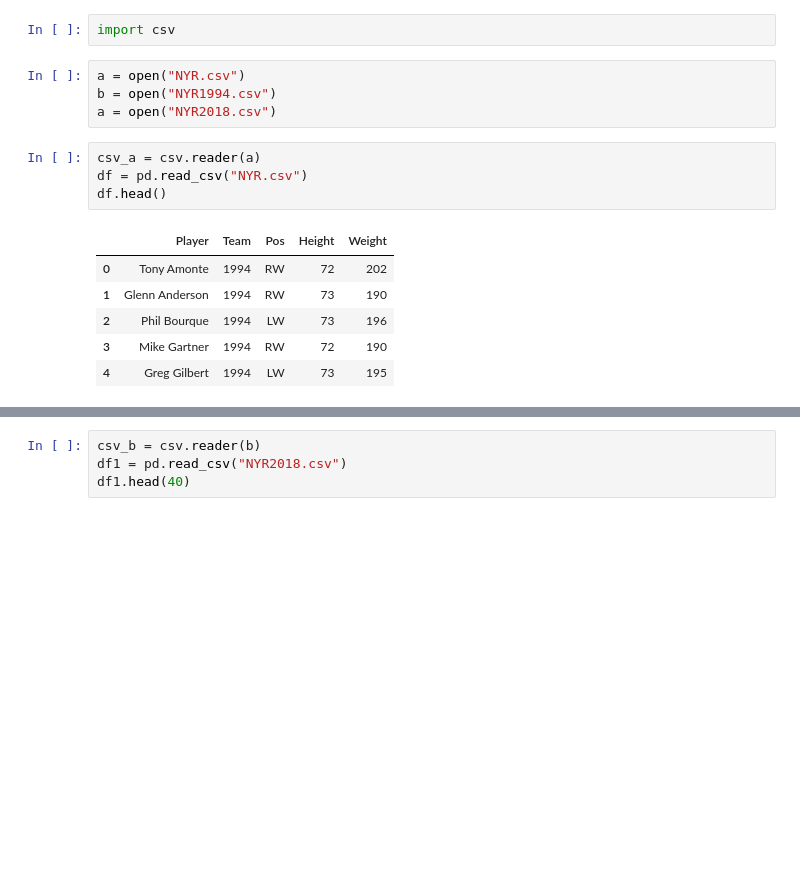
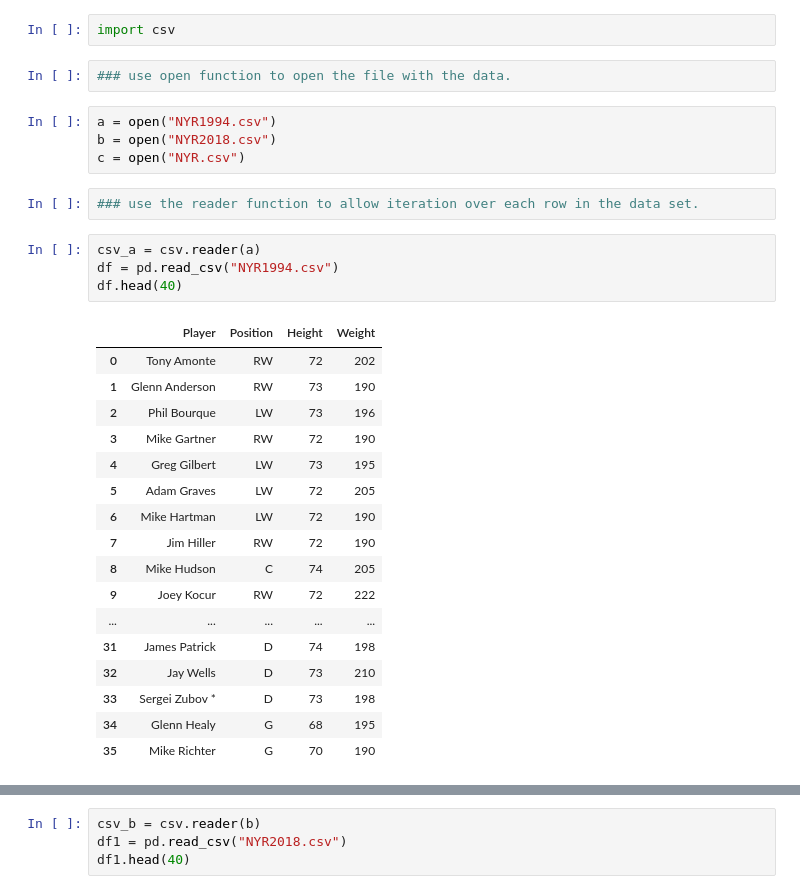
Before and after one commit to pjmeehan/FDA-PROJECT, a Jupyter notebook: Fundamentals of Data Analysis Project 2018 - THE BOX PLOT.ipynb, the cells around one changed output, grey strips where cells are left out. Saved outputs shown, nothing was run; the diff lists cells and outputs as text; blank space fills up the shorter version.

```diff
--- a/Fundamentals of Data Analysis Project 2018 - THE BOX PLOT.ipynb
+++ b/Fundamentals of Data Analysis Project 2018 - THE BOX PLOT.ipynb
@@ -56,17 +60,32 @@ import seaborn as sns
 # %%
 import csv
-# %%
-a = open("NYR.csv")
-b = open("NYR1994.csv")
-a = open("NYR2018.csv")
+# %%
+### use open function to open the file with the data.
+# %%
+a = open("NYR1994.csv")
+b = open("NYR2018.csv")
+c = open("NYR.csv")
+# %%
+### use the reader function to allow iteration over each row in the data set.
 # %%
 csv_a = csv.reader(a)
-df = pd.read_csv("NYR.csv")
-df.head()
+df = pd.read_csv("NYR1994.csv")
+df.head(40)
 # %% [output]
-|  | Player | Team | Pos | Height | Weight |
-| 0 | Tony Amonte | 1994 | RW | 72 | 202 |
-| 1 | Glenn Anderson | 1994 | RW | 73 | 190 |
-| 2 | Phil Bourque | 1994 | LW | 73 | 196 |
-| 3 | Mike Gartner | 1994 | RW | 72 | 190 |
-| 4 | Greg Gilbert | 1994 | LW | 73 | 195 |
+|  | Player | Position | Height | Weight |
+| 0 | Tony Amonte | RW | 72 | 202 |
+| 1 | Glenn Anderson | RW | 73 | 190 |
+| 2 | Phil Bourque | LW | 73 | 196 |
+| 3 | Mike Gartner | RW | 72 | 190 |
+| 4 | Greg Gilbert | LW | 73 | 195 |
+| 5 | Adam Graves | LW | 72 | 205 |
+| 6 | Mike Hartman | LW | 72 | 190 |
+| 7 | Jim Hiller | RW | 72 | 190 |
+| 8 | Mike Hudson | C | 74 | 205 |
+| 9 | Joey Kocur | RW | 72 | 222 |
+| ... | ... | ... | ... | ... |
+| 31 | James Patrick | D | 74 | 198 |
+| 32 | Jay Wells | D | 73 | 210 |
+| 33 | Sergei Zubov * | D | 73 | 198 |
+| 34 | Glenn Healy | G | 68 | 195 |
+| 35 | Mike Richter | G | 70 | 190 |
```
Also changed, not shown: parts of 18 cells of this notebook, 2 other files.
